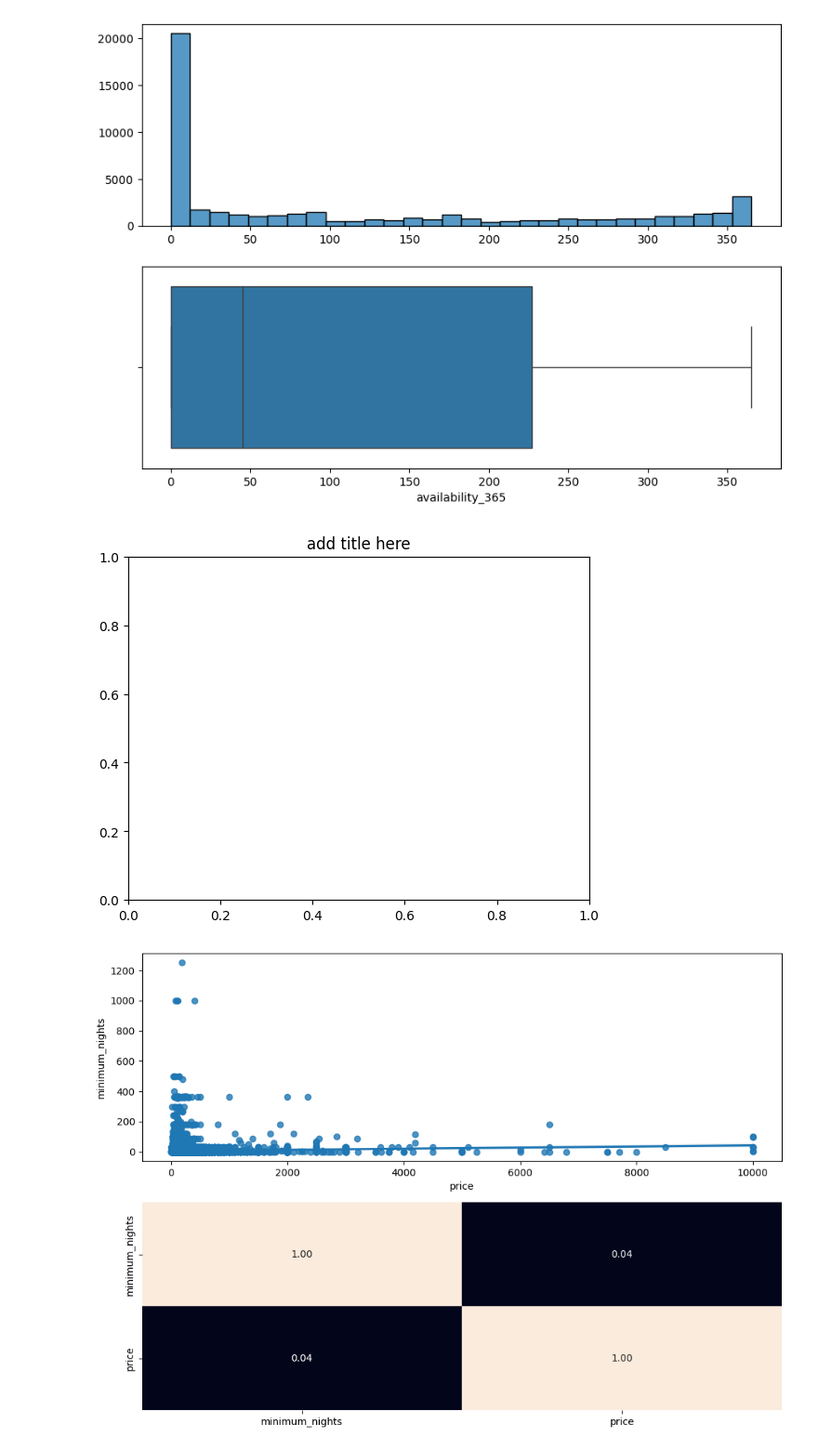
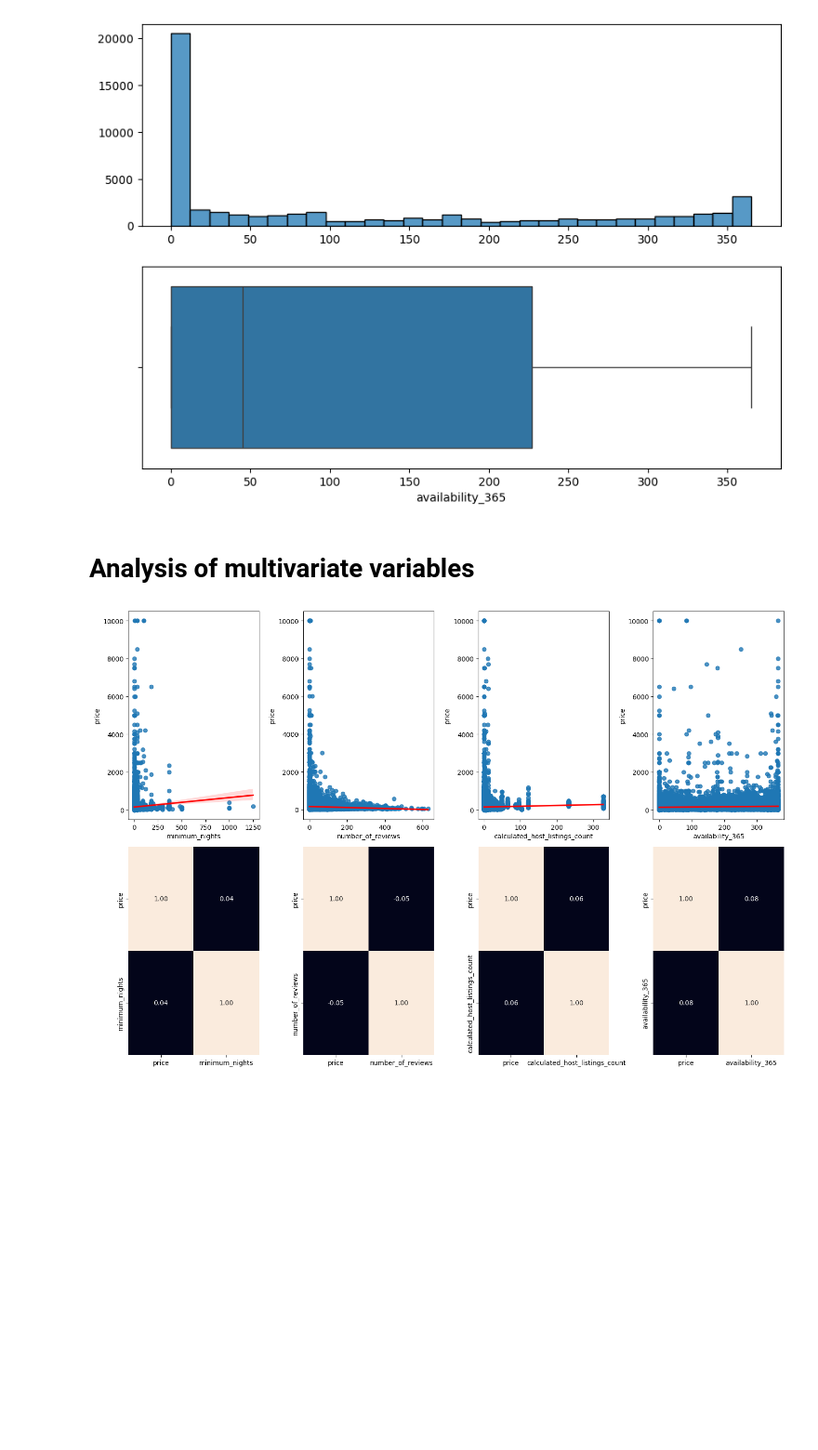
Before and after one commit to allankruger/machine-learning-python-template, a Jupyter notebook: src/explore.ipynb, the cells around one changed output. Shown at 93% size. Drawn from its saved outputs; the diff is of its cells as text; code cells hidden in the pictures; blank space fills up the shorter version.

Commit message:
correlation analysis

```diff
--- a/src/explore.ipynb
+++ b/src/explore.ipynb
@@ -122,19 +124,25 @@ sns.boxplot(ax=axis[1], data=data, x="availability_365")
 plt.show()
 # %% [output]
 [figure]
-# %%
-#Numerical-numerical analysis
-fig, axis = plt.subplots(2, figsize = (10, 7))
-
-# Create a multiple scatter diagram
-sns.regplot(ax=axis[0], data=data, x="price", y="minimum_nights").set_title("test")
-sns.heatmap(data[["minimum_nights", "price"]].corr(), annot = True, fmt = ".2f", ax=axis[1], cbar = False)
-
-# Adjust the layout
-plt.tight_layout()
-
-# Show the plot
-plt.show()
-# %% [output]
-[figure, removed]
-[figure, removed]
+# %% [markdown]
+# Analysis of multivariate variables
+# %%
+# Numerical-numerical analysis
+fig, axis = plt.subplots(2, 4, figsize=(15, 10))
+
+sns.regplot(ax=axis[0, 0], data=data, x="minimum_nights", y="price", line_kws={"color": "red"})
+sns.heatmap(data[["price", "minimum_nights"]].corr(), annot=True, fmt=".2f", ax=axis[1, 0], cbar=False)
+
+sns.regplot(ax=axis[0, 1], data=data, x="number_of_reviews", y="price", line_kws={"color": "red"})
+sns.heatmap(data[["price", "number_of_reviews"]].corr(), annot=True, fmt=".2f", ax=axis[1, 1], cbar=False)
+
+sns.regplot(ax=axis[0, 2], data=data, x="calculated_host_listings_count", y="price", line_kws={"color": "red"})
+sns.heatmap(data[["price", "calculated_host_listings_count"]].corr(), annot=True, fmt=".2f", ax=axis[1, 2], cbar=False)
+
+sns.regplot(ax=axis[0, 3], data=data, x="availability_365", y="price", line_kws={"color": "red"})
+sns.heatmap(data[["price", "availability_365"]].corr(), annot=True, fmt=".2f", ax=axis[1, 3], cbar=False)
+
+plt.tight_layout()
+plt.show()
+# %% [output]
+[figure, added]
```
Also changed, not shown: parts of 9 cells of this notebook.
